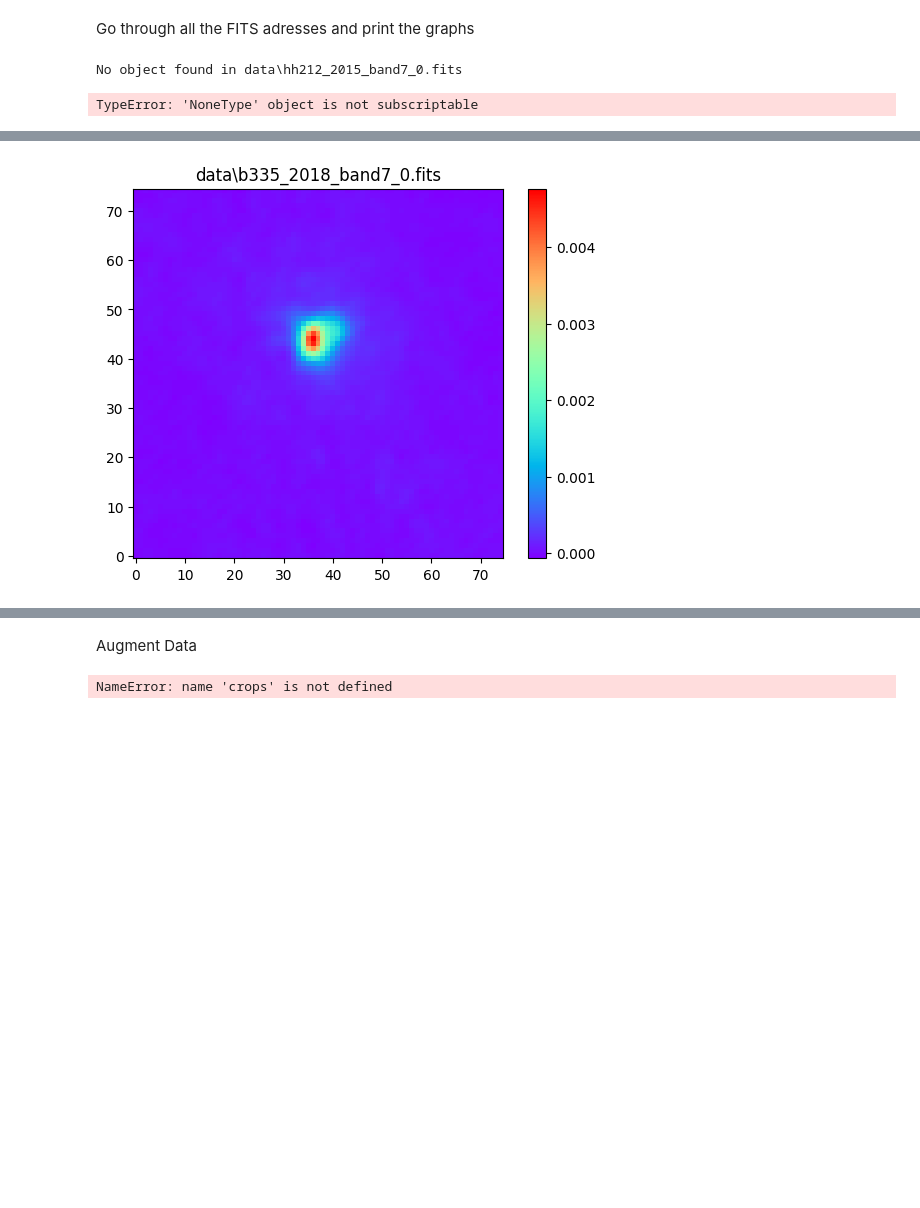
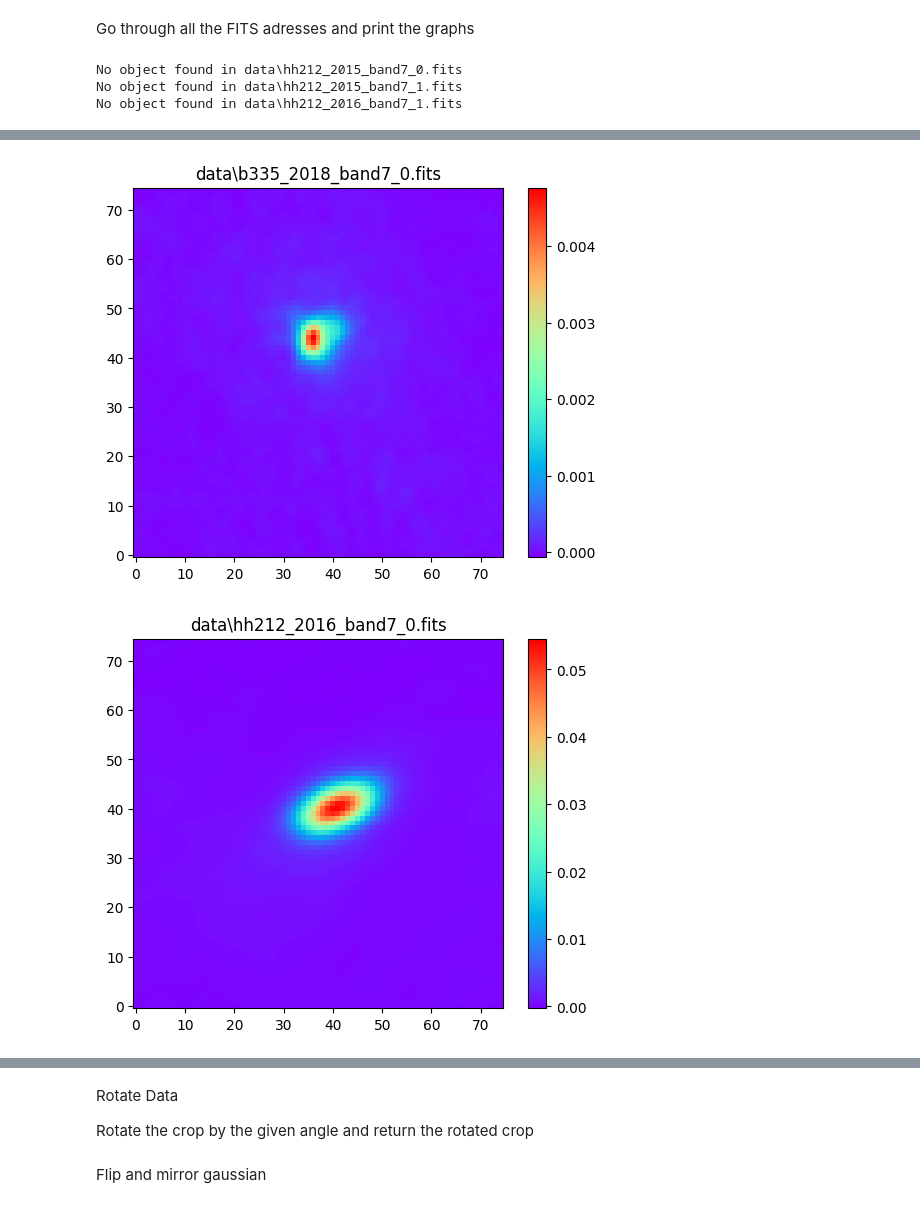
Before and after one commit to SvenneMcBoosted/ALMA, a Jupyter notebook: Code/Peter/fitsJ.ipynb, the cells around one changed output, grey strips where cells are left out. Saved outputs shown, nothing was run; the diff lists cells and outputs as text; code cells hidden in the pictures; blank space fills up the shorter version.

Commit message:
Added possibility to augment fits

```diff
--- a/Code/Peter/fitsJ.ipynb
+++ b/Code/Peter/fitsJ.ipynb
@@ -60,31 +60,33 @@ def find_object_pos(file):
 # %% [markdown]
 Go through all the FITS adresses and print the graphs
 # %%
-crops = []
+gaussians = []
 for file in filenames:
     img_header = fits.open(file)
     img_data = fits.getdata(file)
     object_pos = find_object_pos(file)
 
     if object_pos != None:
 
         #Data shape is (1, 1, x, y) we want it to be (x, y)
         img_data.shape = (img_data.shape[2], img_data.shape[3])
 
         # Set the size of the crop in pixels
         im_size = 75
         crop_size = units.Quantity((im_size, im_size), units.pixel)
 
         img_crop = Cutout2D(img_data, object_pos, crop_size)
 
-        crops.append(img_crop)
+        gaussians.append(img_crop)
 
         plt.figure()
         plt.imshow(img_crop.data, origin='lower', cmap='rainbow')
         plt.colorbar()
         plt.title(file)
 # %% [output]
 No object found in data\hh212_2015_band7_0.fits
+No object found in data\hh212_2015_band7_1.fits
+No object found in data\hh212_2016_band7_1.fits
-TypeError: 'NoneType' object is not subscriptable
 [figure]
 [figure]
+[figure, added]
@@ -91,6 +95,4 @@ TypeError: 'NoneType' object is not subscriptable
-# %% [markdown]
-Augment Data
-# %%
-print(type(crops[0]))
-# %% [output]
-NameError: name 'crops' is not defined
+# %% [markdown]
+Rotate Data
+
+Rotate the crop by the given angle and return the rotated crop
@@ -96,0 +113,2 @@ NameError: name 'crops' is not defined
+# %% [markdown]
+Flip and mirror gaussian
```
Also changed, not shown: parts of 5 cells of this notebook.
